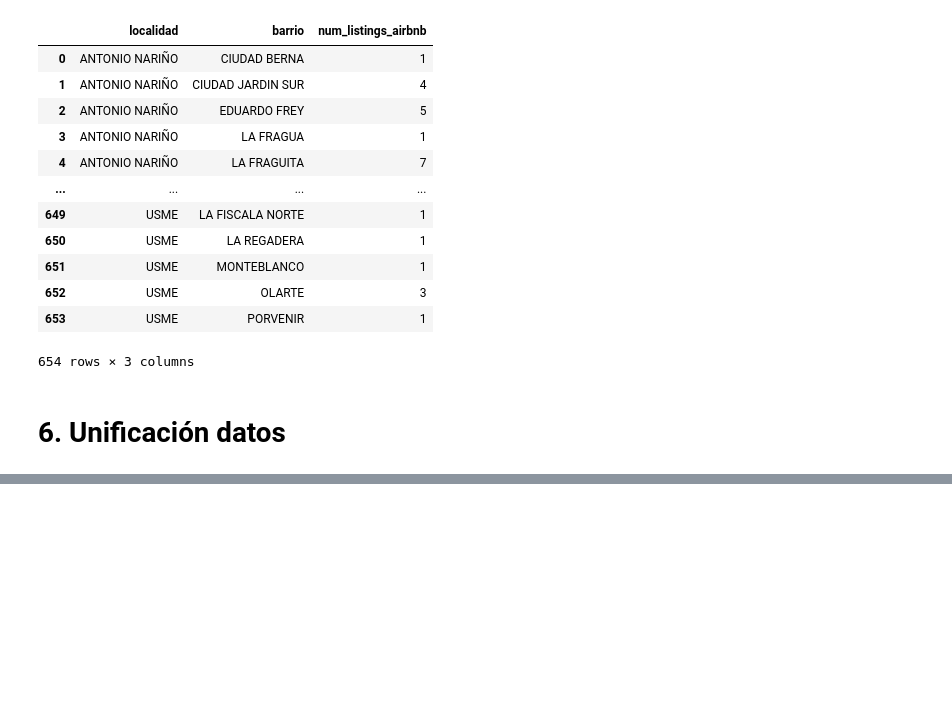
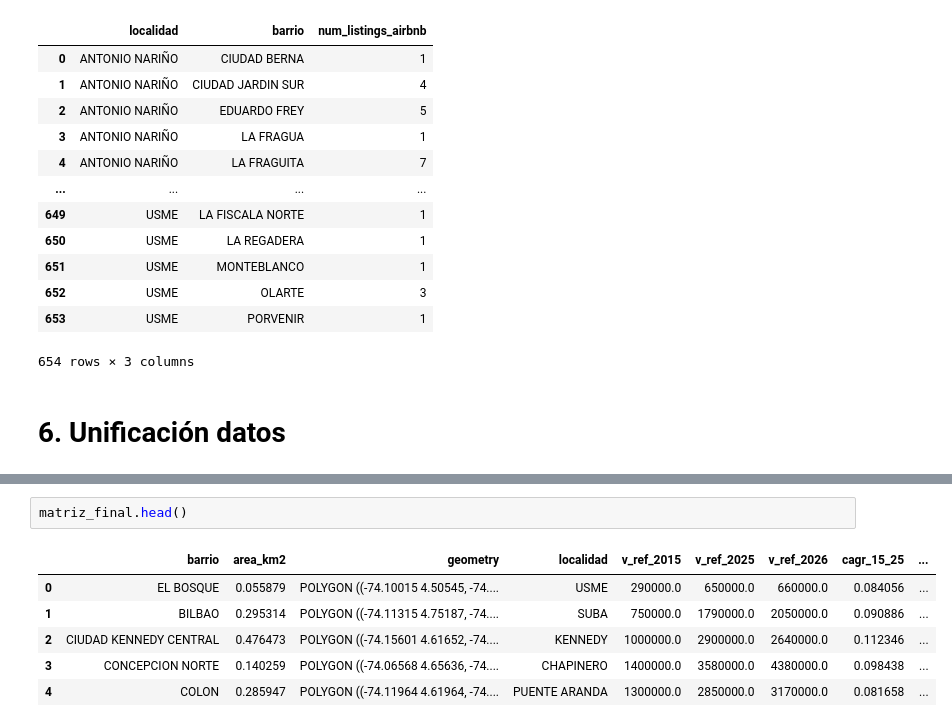
Before and after one commit to Informer20/grupo14-hipervalorizacion-bogota, a Jupyter notebook: notebooks/01_ETL_datos_finales.ipynb, the cells around one changed output, grey strips where cells are left out. Drawn from its saved outputs; the diff is of its cells as text; blank space fills up the shorter version.

```diff
--- a/notebooks/01_ETL_datos_finales.ipynb
+++ b/notebooks/01_ETL_datos_finales.ipynb
@@ -514,3 +585,12 @@ matriz_final.describe()
+# %%
+matriz_final.head()
+# %% [output]
+|  | barrio | area_km2 | geometry | localidad | v_ref_2015 | v_ref_2025 | v_ref_2026 | cagr_15_25 | ... |
+| 0 | EL BOSQUE | 0.055879 | POLYGON ((-74.10015 4.50545, -74.... | USME | 290000.0 | 650000.0 | 660000.0 | 0.084056 | ... |
+| 1 | BILBAO | 0.295314 | POLYGON ((-74.11315 4.75187, -74.... | SUBA | 750000.0 | 1790000.0 | 2050000.0 | 0.090886 | ... |
+| 2 | CIUDAD KENNEDY CENTRAL | 0.476473 | POLYGON ((-74.15601 4.61652, -74.... | KENNEDY | 1000000.0 | 2900000.0 | 2640000.0 | 0.112346 | ... |
+| 3 | CONCEPCION NORTE | 0.140259 | POLYGON ((-74.06568 4.65636, -74.... | CHAPINERO | 1400000.0 | 3580000.0 | 4380000.0 | 0.098438 | ... |
+| 4 | COLON | 0.285947 | POLYGON ((-74.11964 4.61964, -74.... | PUENTE ARANDA | 1300000.0 | 2850000.0 | 3170000.0 | 0.081658 | ... |
 # %%
 # ---> ORDENAR LAS COLUMNAS SEGÚN LO SOLICITADO <---
 columnas_ordenadas = [
```
Also changed, not shown: parts of 10 cells of this notebook.
